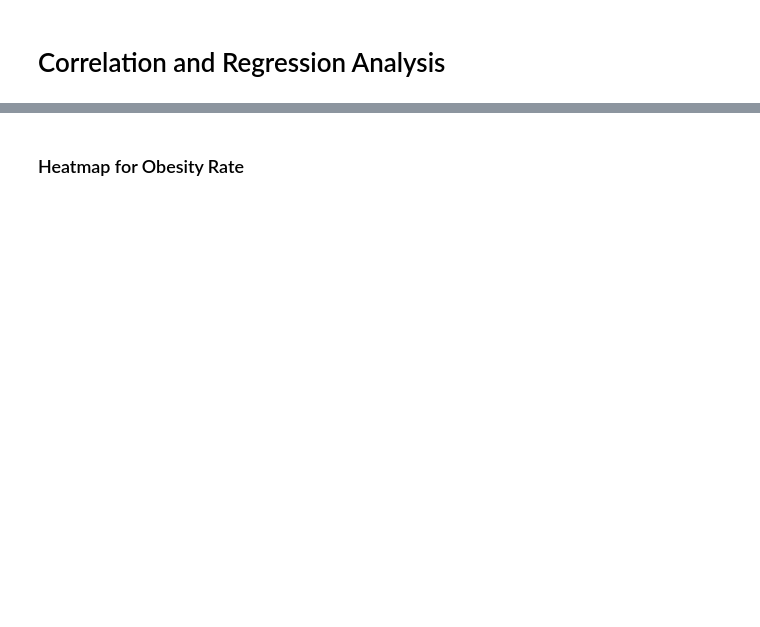
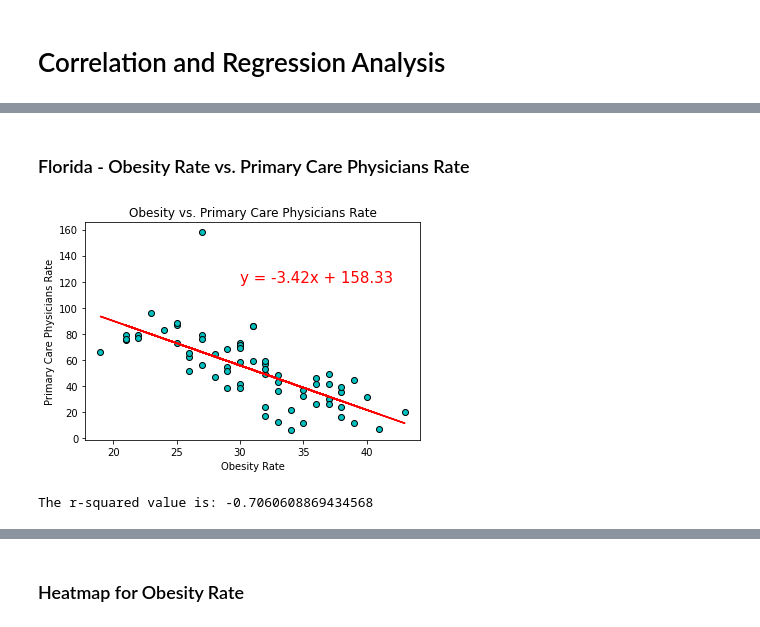
Before and after one commit to katrinan029/project-movat, a Jupyter notebook: Project code.ipynb, the cells around one changed output, grey strips where cells are left out. Cells and saved outputs as stored; diff of their text form; code cells hidden in the pictures; blank space fills up the shorter version.

```diff
--- a/Project code.ipynb
+++ b/Project code.ipynb
@@ -367,0 +197,21 @@ The r-squared value is: -0.48606554045367734
+# %% [markdown]
+### Florida - Obesity Rate vs. Primary Care Physicians Rate
+# %%
+fl_physician = fl_analysis["Primary Care Physicians Rate"]
+
+(slope, intercept, rvalue, pvalue, stderr) = linregress(fl_obesity_rate, fl_physician)
+regress_values = fl_obesity_rate * slope + intercept
+line_eq = "y = " + str(round(slope,2)) + "x + " + str(round(intercept,2))
+plt.scatter(fl_obesity_rate,fl_physician,color="c",edgecolors="black")
+plt.plot(fl_obesity_rate,regress_values,"r-")
+plt.annotate(line_eq,(30,120),fontsize=15,color="red")
+plt.xlabel("Obesity Rate")
+plt.ylabel("Primary Care Physicians Rate")
+plt.title("Obesity vs. Primary Care Physicians Rate")
+plt.savefig("output_diagrams/florida_obesity_primary_care.png")
+plt.show()
+
+(print(f"The r-squared value is: {rvalue}"))
+# %% [output]
+[figure, added]
+The r-squared value is: -0.7060608869434568
```
Also changed, not shown: parts of 126 cells of this notebook, 26 other files.
